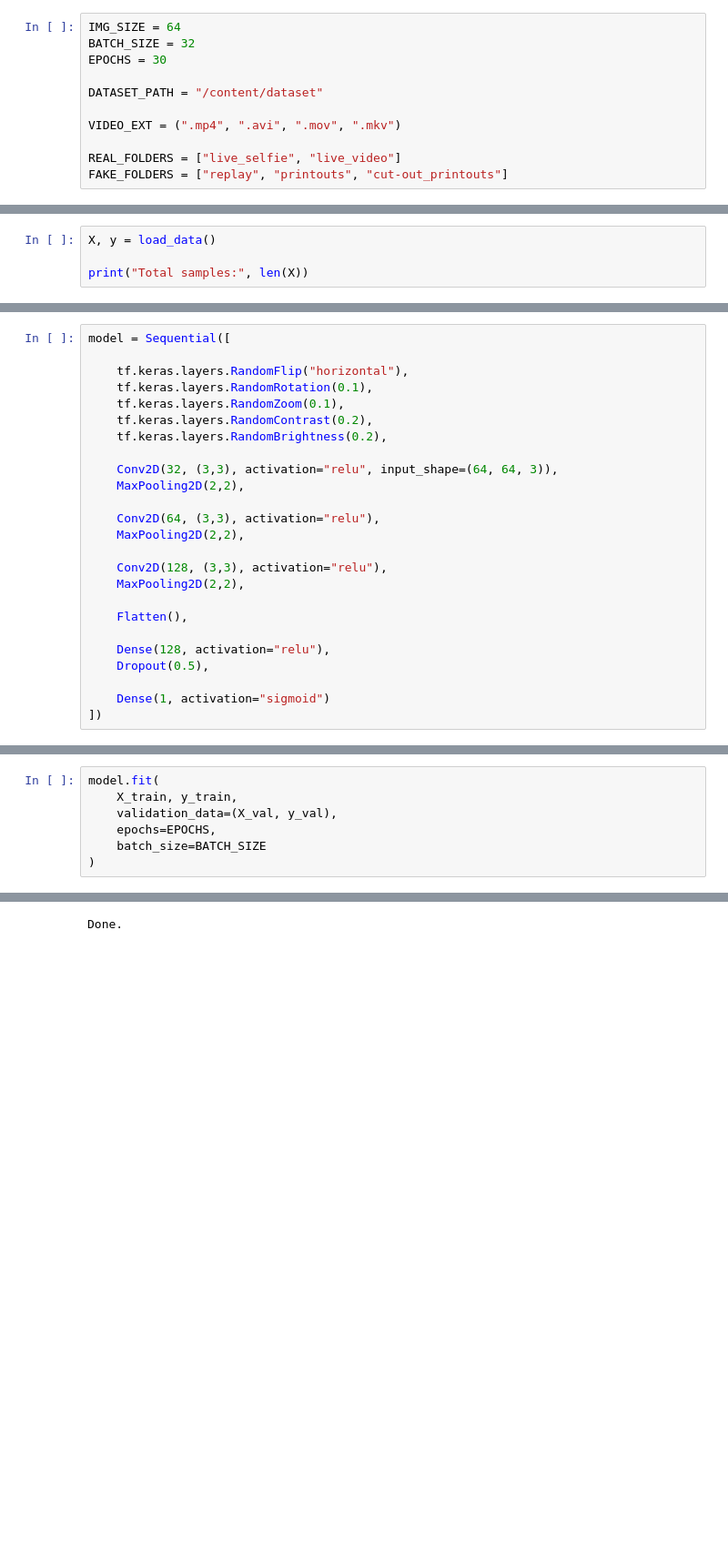
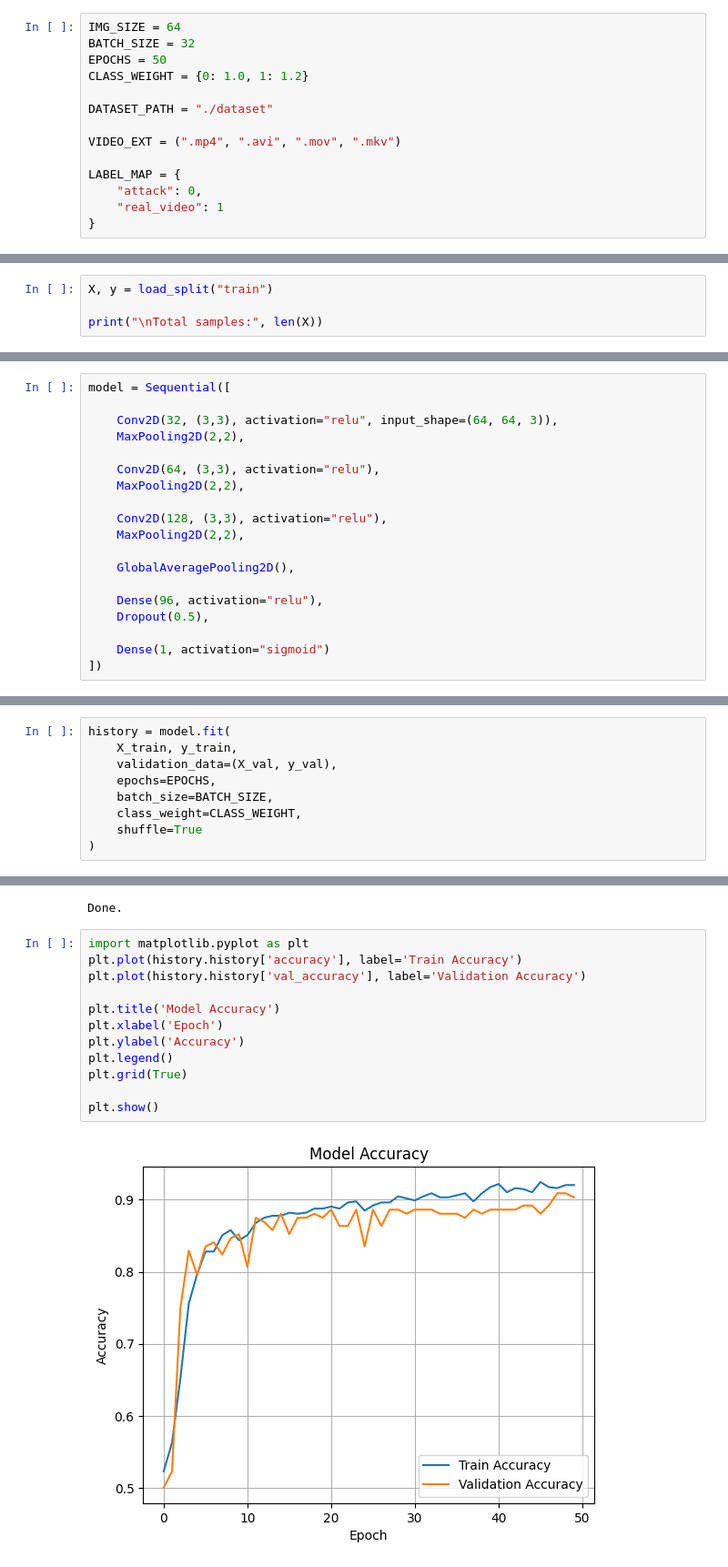
Before and after one commit to dylan-xg/aml-group-project, a Jupyter notebook: src/models/train_anti_spoofing.ipynb, the cells around one changed output, grey strips where cells are left out. Shown at 91% size. Saved outputs shown, nothing was run; the diff lists cells and outputs as text; blank space fills up the shorter version.

Commit message:
improved anti spoof model
the anti spoof model wasnt properly recognising what was real or fake so i retrained it.

```diff
--- a/src/models/train_anti_spoofing.ipynb
+++ b/src/models/train_anti_spoofing.ipynb
@@ -21,12 +31,15 @@ Dataset extracted successfully.
 # %%
 IMG_SIZE = 64
 BATCH_SIZE = 32
-EPOCHS = 30
+EPOCHS = 50
+CLASS_WEIGHT = {0: 1.0, 1: 1.2}
 
-DATASET_PATH = "/content/dataset"
+DATASET_PATH = "./dataset"
 
 VIDEO_EXT = (".mp4", ".avi", ".mov", ".mkv")
 
-REAL_FOLDERS = ["live_selfie", "live_video"]
-FAKE_FOLDERS = ["replay", "printouts", "cut-out_printouts"]
+LABEL_MAP = {
+    "attack": 0,
+    "real_video": 1
+}
 # %%
@@ -97,6 +118,6 @@ def load_data():
     return np.array(images), np.array(labels)
 # %%
-X, y = load_data()
+X, y = load_split("train")
 
-print("Total samples:", len(X))
+print("\nTotal samples:", len(X))
 # %% [output]
@@ -115,12 +136,6 @@ X_train, X_val, y_train, y_val = train_test_split(
 )
 # %%
 model = Sequential([
-
-    tf.keras.layers.RandomFlip("horizontal"),
-    tf.keras.layers.RandomRotation(0.1),
-    tf.keras.layers.RandomZoom(0.1),
-    tf.keras.layers.RandomContrast(0.2),
-    tf.keras.layers.RandomBrightness(0.2),
 
     Conv2D(32, (3,3), activation="relu", input_shape=(64, 64, 3)),
     MaxPooling2D(2,2),
@@ -131,9 +146,9 @@ model = Sequential([
     Conv2D(128, (3,3), activation="relu"),
     MaxPooling2D(2,2),
 
-    Flatten(),
+    GlobalAveragePooling2D(),
 
-    Dense(128, activation="relu"),
+    Dense(96, activation="relu"),
     Dropout(0.5),
 
     Dense(1, activation="sigmoid")
@@ -170,9 +185,11 @@ Model: "sequential_1"
  Non-trainable params: 0 (0.00 B)
 # %%
-model.fit(
+history = model.fit(
     X_train, y_train,
     validation_data=(X_val, y_val),
     epochs=EPOCHS,
-    batch_size=BATCH_SIZE
+    batch_size=BATCH_SIZE,
+    class_weight=CLASS_WEIGHT,
+    shuffle=True
 )
 # %% [output]
@@ -200,3 +216,17 @@ model.save("anti_spoof_model.keras")
 print("Done.")
 # %% [output]
 Done.
+# %%
+import matplotlib.pyplot as plt
+plt.plot(history.history['accuracy'], label='Train Accuracy')
+plt.plot(history.history['val_accuracy'], label='Validation Accuracy')
+
+plt.title('Model Accuracy')
+plt.xlabel('Epoch')
+plt.ylabel('Accuracy')
+plt.legend()
+plt.grid(True)
+
+plt.show()
+# %% [output]
+[figure, added]
```
Also changed, not shown: parts of 10 cells of this notebook, 3 other files.
